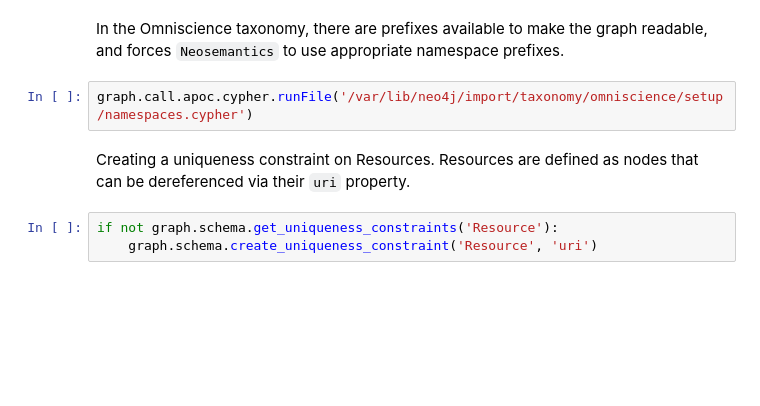
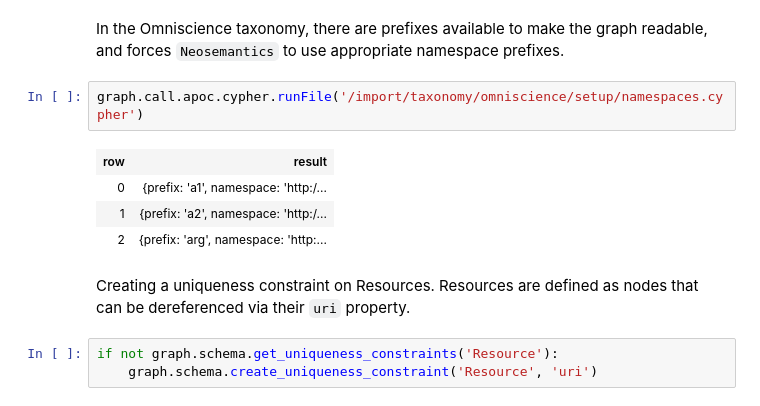
Before and after one commit to n-whitehead/kd-graph-playground, a Jupyter notebook: jupyter-lab/notebooks/0_Introduction_Graph_Setup.ipynb, the cells around one changed output. Saved outputs shown, nothing was run; the diff lists cells and outputs as text; blank space fills up the shorter version.

```diff
--- a/jupyter-lab/notebooks/0_Introduction_Graph_Setup.ipynb
+++ b/jupyter-lab/notebooks/0_Introduction_Graph_Setup.ipynb
@@ -23,7 +27,12 @@ graph.call.n10s.graphconfig.show()
 # %% [markdown]
 In the Omniscience taxonomy, there are prefixes available to make the graph readable, and forces `Neosemantics` to use appropriate namespace prefixes.
 # %%
-graph.call.apoc.cypher.runFile('/var/lib/neo4j/import/taxonomy/omniscience/setup/namespaces.cypher')
+graph.call.apoc.cypher.runFile('/import/taxonomy/omniscience/setup/namespaces.cypher')
+# %% [output]
+| row | result |
+| 0 | {prefix: 'a1', namespace: 'http:/... |
+| 1 | {prefix: 'a2', namespace: 'http:/... |
+| 2 | {prefix: 'arg', namespace: 'http:... |
 # %% [markdown]
 Creating a uniqueness constraint on Resources. Resources are defined as nodes that can be dereferenced via their `uri` property.
 # %%
```
Also changed, not shown: parts of 4 cells of this notebook, 8 other files.
